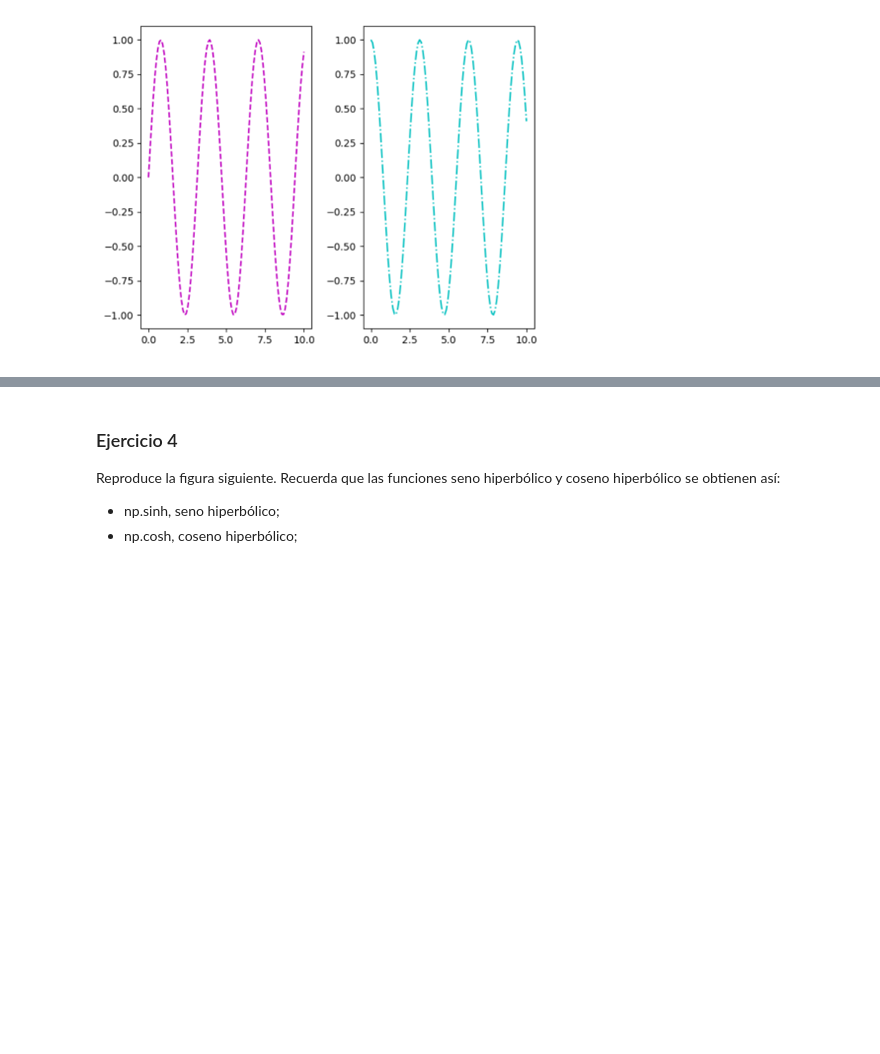
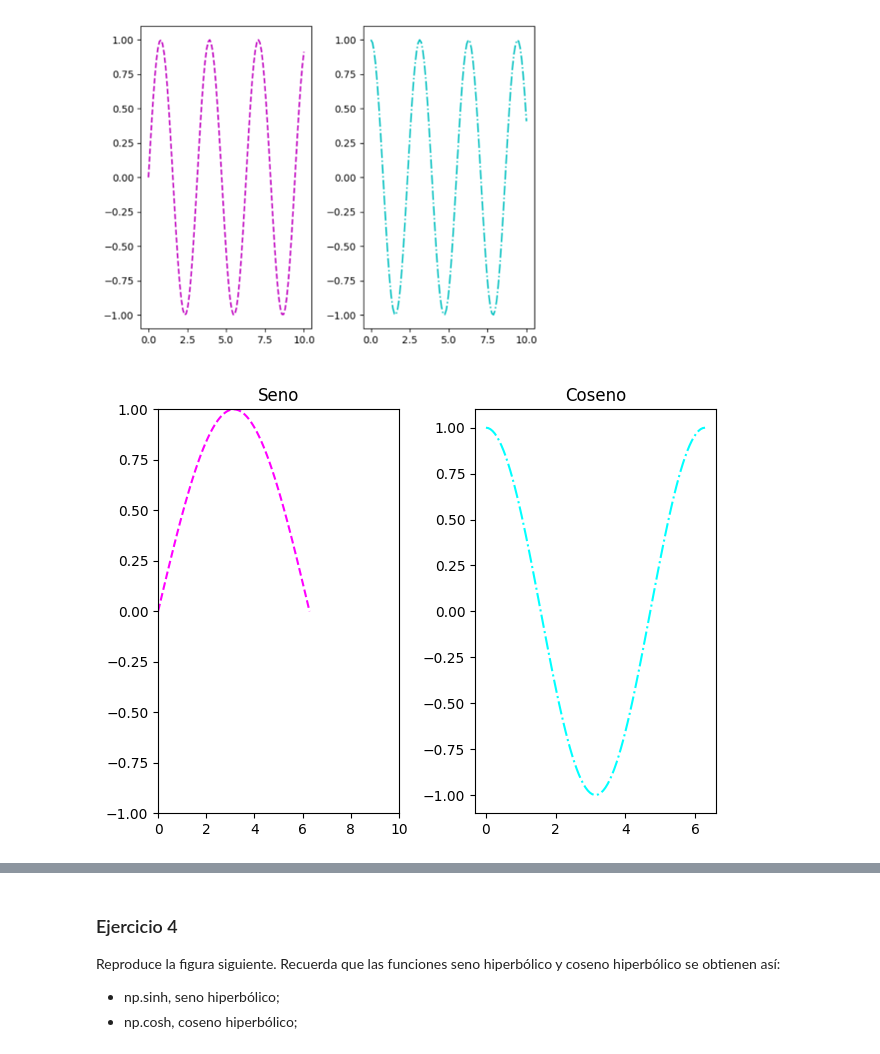
Before and after one commit to MHHsim/DS-Online-Marta-Harana, a Jupyter notebook: 03_Data_Analysis/Sprint_08/Unidad_01_Visualizacion_Basica_Matplotlib/02_Ejercicios_Workout/10_Ejercicios_Basicos.ipynb, the cells around one changed output, grey strips where cells are left out. Drawn from its saved outputs; the diff is of its cells as text; code cells hidden in the pictures; blank space fills up the shorter version.

```diff
--- a/03_Data_Analysis/Sprint_08/Unidad_01_Visualizacion_Basica_Matplotlib/02_Ejercicios_Workout/10_Ejercicios_Basicos.ipynb
+++ b/03_Data_Analysis/Sprint_08/Unidad_01_Visualizacion_Basica_Matplotlib/02_Ejercicios_Workout/10_Ejercicios_Basicos.ipynb
@@ -118,3 +137,20 @@ plt.show()
 Modifica la primera figura para que se muestre de la siguiente manera
 # %% [markdown]
 ![image.png](attachment:image.png)
+# %%
+fig, ax = plt.subplots(1, 2)
+
+# Subplot 1: magenta, punteado
+ax[0].plot(x, np.sin(x/2), color="magenta", linestyle="--")
+ax[0].set_title("Seno")
+ax[0].set_xlim(0,10)
+ax[0].set_ylim(-1, 1)
+
+# Subplot 2: cian, guion‑punto
+ax[1].plot(x, np.cos(x), color="cyan", linestyle="-.")
+ax[1].set_title("Coseno")
+
+plt.tight_layout()
+plt.show()
+# %% [output]
+[figure, added]
```
Also changed, not shown: parts of 7 cells of this notebook, 1 other file.
